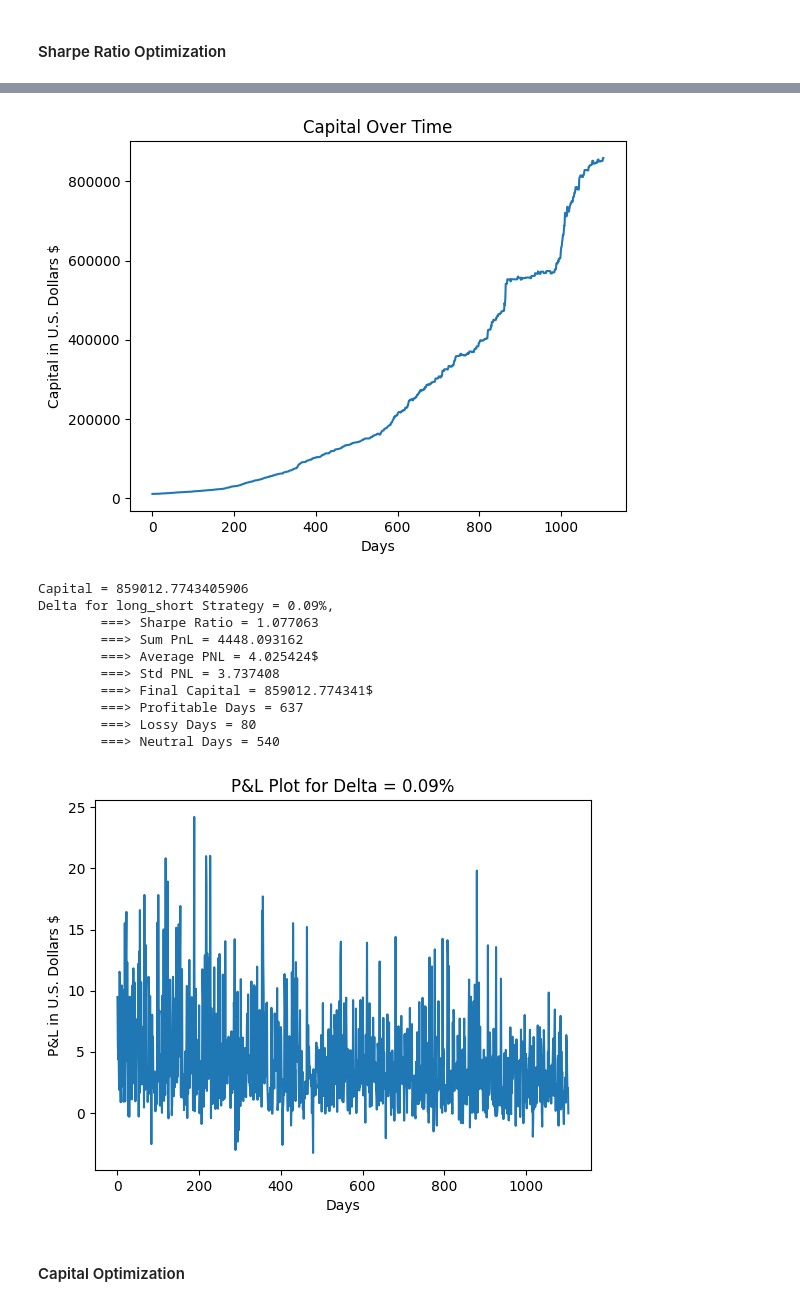
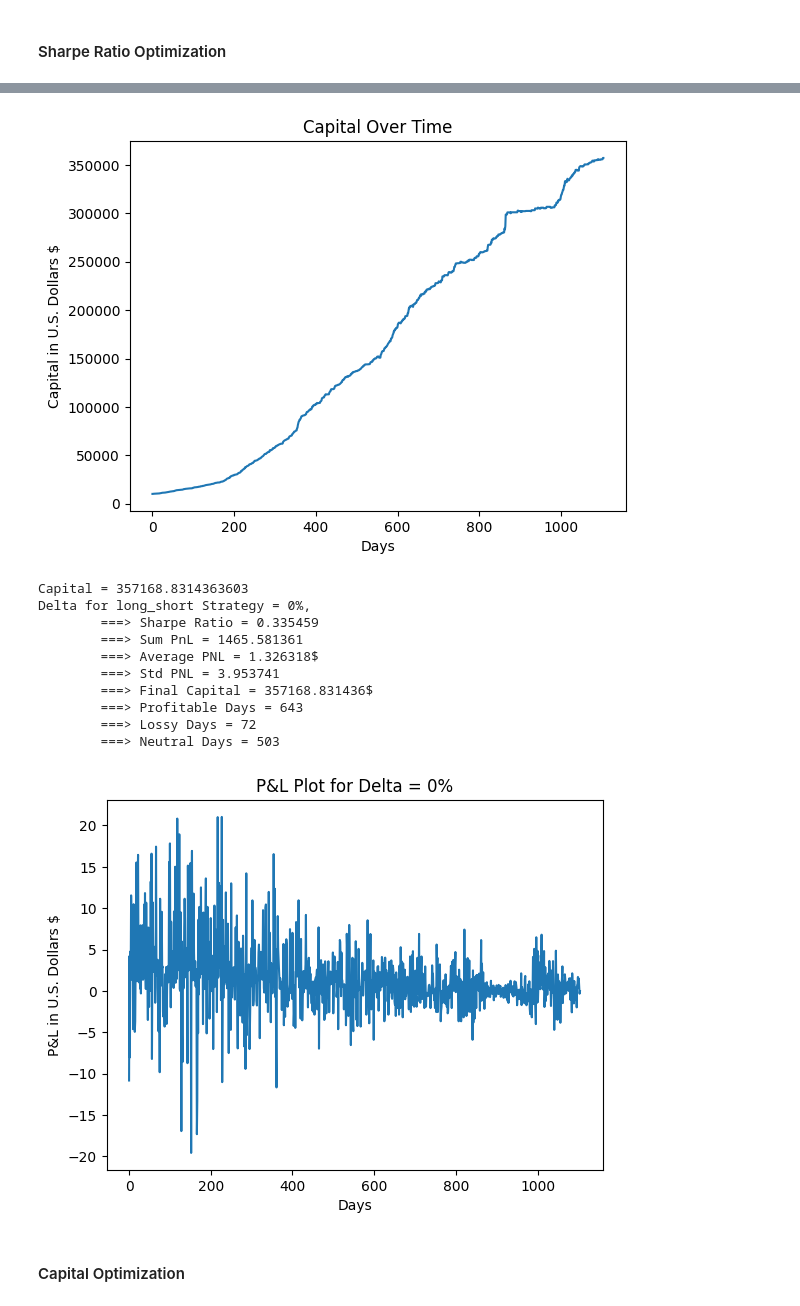
Before and after one commit to VibhuKrovvidi/USO_ETF_Day_Trading, a Jupyter notebook: notebooks/4_strategy.ipynb, the cells around one changed output, grey strips where cells are left out. Drawn from its saved outputs; the diff is of its cells as text; code cells hidden in the pictures.

Commit message:
Updated long short strategy and updated final datasets

```diff
--- a/notebooks/4_strategy.ipynb
+++ b/notebooks/4_strategy.ipynb
@@ -708,18 +716,18 @@ Delta for long_short Strategy = 0.09%,
 # %%
-data_test['long_short_pnl'] = plot_best_delta_strategy(data=data_test, tune=False, strategy="long_short", delta_percents=[0.0009], plot_capital=True)
+data_test['long_short_pnl'] = plot_best_delta_strategy(data=data_test, tune=False, strategy="long_short", delta_percents=[0], plot_capital=True)
 # %% [output]
-[figure, old version]
+[figure, new version]
-Capital = 859012.7743405906
-Delta for long_short Strategy = 0.09%,
-        ===> Sharpe Ratio = 1.077063
-        ===> Sum PnL = 4448.093162
-        ===> Average PNL = 4.025424$
-        ===> Std PNL = 3.737408
-        ===> Final Capital = 859012.774341$
-        ===> Profitable Days = 637
-        ===> Lossy Days = 80
-        ===> Neutral Days = 540
+Capital = 357168.8314363603
+Delta for long_short Strategy = 0%,
+        ===> Sharpe Ratio = 0.335459
+        ===> Sum PnL = 1465.581361
+        ===> Average PNL = 1.326318$
+        ===> Std PNL = 3.953741
+        ===> Final Capital = 357168.831436$
+        ===> Profitable Days = 643
+        ===> Lossy Days = 72
+        ===> Neutral Days = 503
-[figure, old version]
+[figure, new version]
 # %% [markdown]
 #### Capital Optimization
 # %%
```
Also changed, not shown: parts of 6 cells of this notebook, 3 other files.
